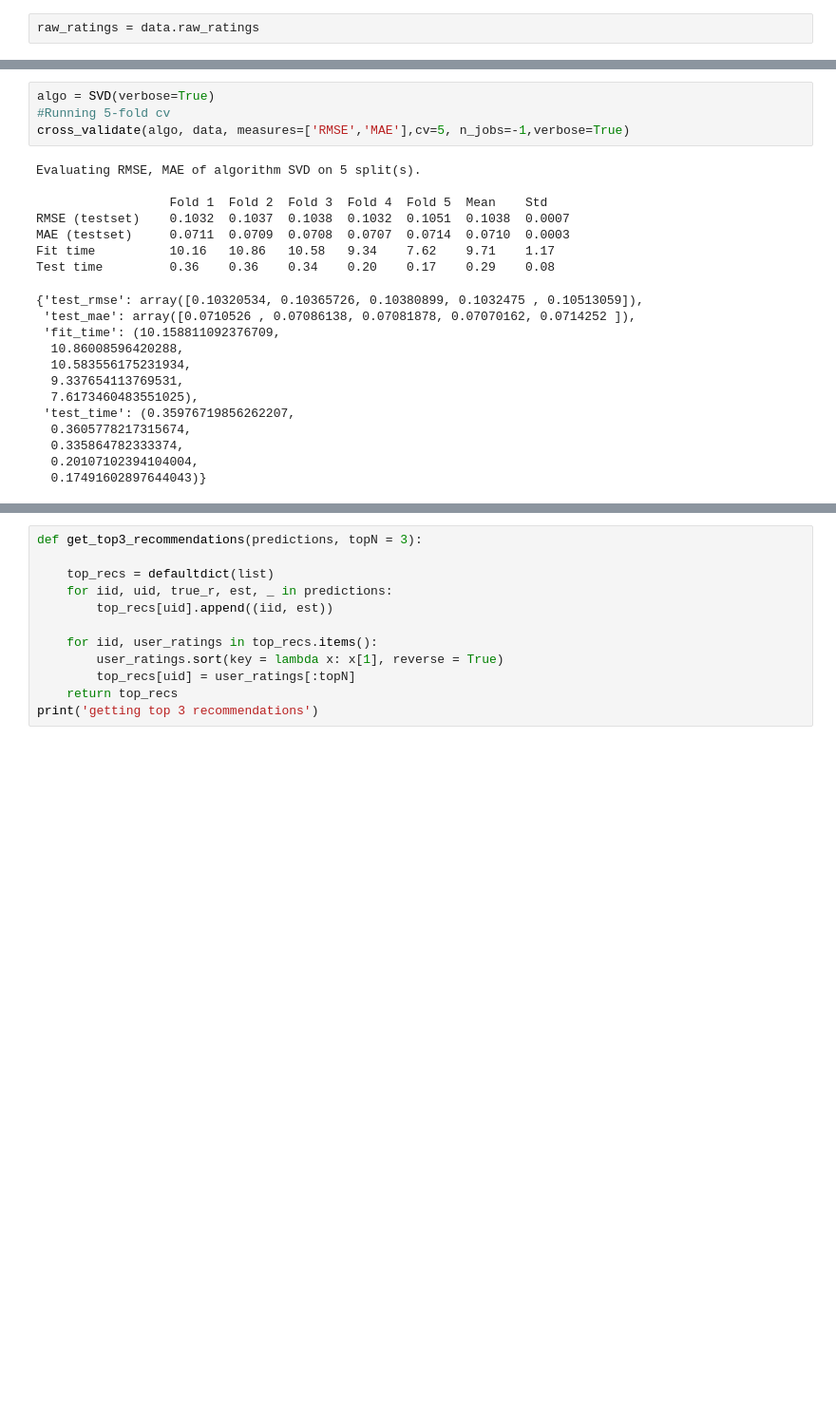
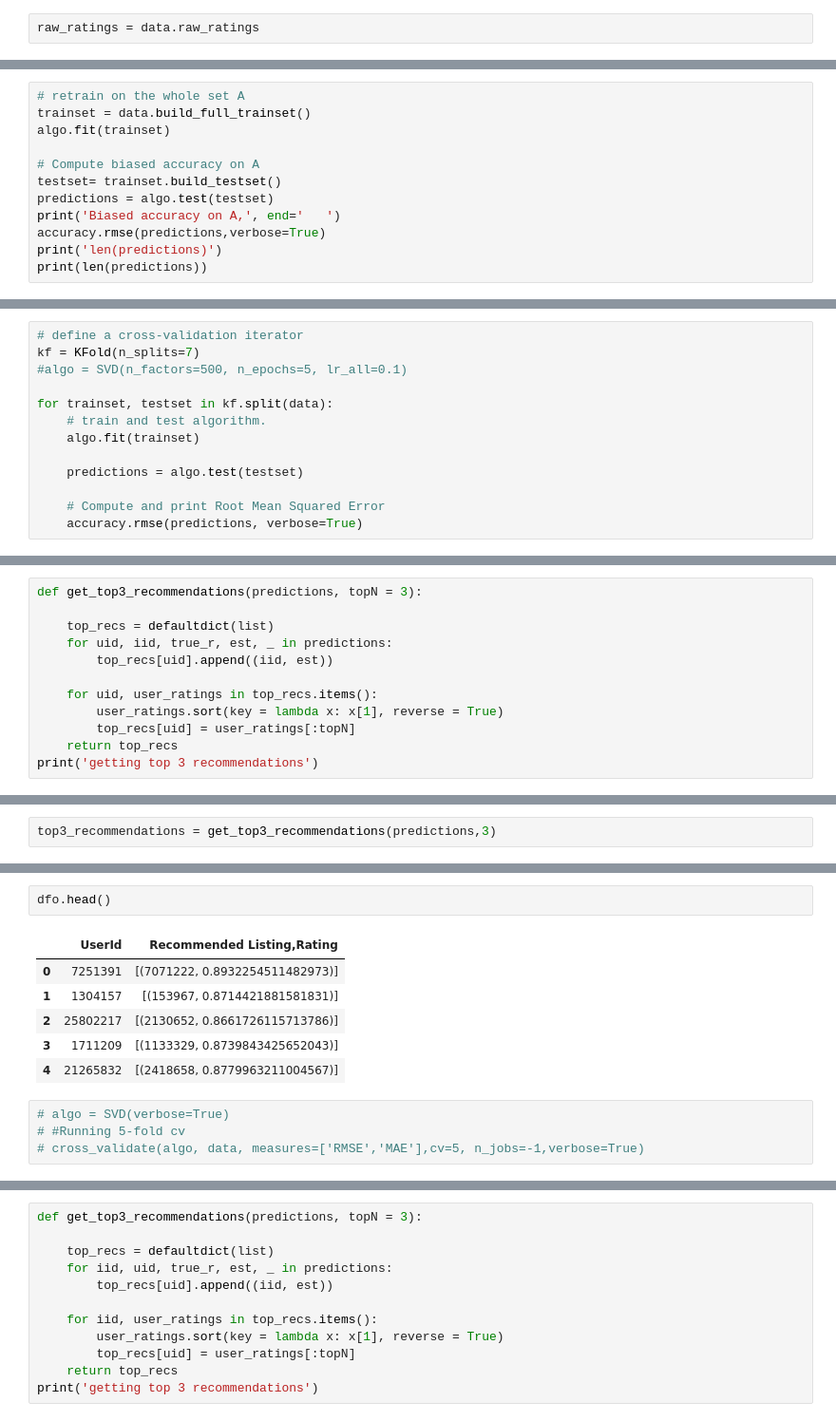
Before and after one commit to AisOmar/Airbnb_recommendation, a Jupyter notebook: Reviews sentiment analysis .ipynb, the cells around one changed output, grey strips where cells are left out. Shown at 95% size. Saved outputs shown, nothing was run; the diff lists cells and outputs as text; blank space fills up the shorter version.

```diff
--- a/Reviews sentiment analysis .ipynb
+++ b/Reviews sentiment analysis .ipynb
@@ -238,0 +236,12 @@ raw_ratings
+# %%
+# retrain on the whole set A
+trainset = data.build_full_trainset()
+algo.fit(trainset)
+
+# Compute biased accuracy on A
+testset= trainset.build_testset()
+predictions = algo.test(testset)
+print('Biased accuracy on A,', end='   ')
+accuracy.rmse(predictions,verbose=True)
+print('len(predictions)')
+print(len(predictions))
@@ -238,0 +263,13 @@ raw_ratings
+# %%
+# define a cross-validation iterator
+kf = KFold(n_splits=7)
+#algo = SVD(n_factors=500, n_epochs=5, lr_all=0.1)
+
+for trainset, testset in kf.split(data):
+    # train and test algorithm.
+    algo.fit(trainset)
+
+    predictions = algo.test(testset)
+
+    # Compute and print Root Mean Squared Error
+    accuracy.rmse(predictions, verbose=True)
@@ -238,0 +284,12 @@ raw_ratings
+# %%
+def get_top3_recommendations(predictions, topN = 3):
+
+    top_recs = defaultdict(list)
+    for uid, iid, true_r, est, _ in predictions:
+        top_recs[uid].append((iid, est))
+
+    for uid, user_ratings in top_recs.items():
+        user_ratings.sort(key = lambda x: x[1], reverse = True)
+        top_recs[uid] = user_ratings[:topN]
+    return top_recs
+print('getting top 3 recommendations')
@@ -238,0 +309,2 @@ raw_ratings
+# %%
+top3_recommendations = get_top3_recommendations(predictions,3)
@@ -239,25 +324,14 @@ raw_ratings
+# %%
+dfo.head()
+# %% [output]
+|  | UserId | Recommended Listing,Rating |
+| 0 | 7251391 | [(7071222, 0.8932254511482973)] |
+| 1 | 1304157 | [(153967, 0.8714421881581831)] |
+| 2 | 25802217 | [(2130652, 0.8661726115713786)] |
+| 3 | 1711209 | [(1133329, 0.8739843425652043)] |
+| 4 | 21265832 | [(2418658, 0.8779963211004567)] |
 # %%
-algo = SVD(verbose=True)
-#Running 5-fold cv
-cross_validate(algo, data, measures=['RMSE','MAE'],cv=5, n_jobs=-1,verbose=True)
+# algo = SVD(verbose=True)
+# #Running 5-fold cv
+# cross_validate(algo, data, measures=['RMSE','MAE'],cv=5, n_jobs=-1,verbose=True)
-# %% [output]
-Evaluating RMSE, MAE of algorithm SVD on 5 split(s).
-
-                  Fold 1  Fold 2  Fold 3  Fold 4  Fold 5  Mean    Std
-RMSE (testset)    0.1032  0.1037  0.1038  0.1032  0.1051  0.1038  0.0007
-MAE (testset)     0.0711  0.0709  0.0708  0.0707  0.0714  0.0710  0.0003
-Fit time          10.16   10.86   10.58   9.34    7.62    9.71    1.17
-Test time         0.36    0.36    0.34    0.20    0.17    0.29    0.08
-{'test_rmse': array([0.10320534, 0.10365726, 0.10380899, 0.1032475 , 0.10513059]),
- 'test_mae': array([0.0710526 , 0.07086138, 0.07081878, 0.07070162, 0.0714252 ]),
- 'fit_time': (10.158811092376709,
-  10.86008596420288,
-  10.583556175231934,
-  9.337654113769531,
-  7.6173460483551025),
- 'test_time': (0.35976719856262207,
-  0.3605778217315674,
-  0.335864782333374,
-  0.20107102394104004,
-  0.17491602897644043)}
 # %%
```
Also changed, not shown: parts of 30 cells of this notebook.
